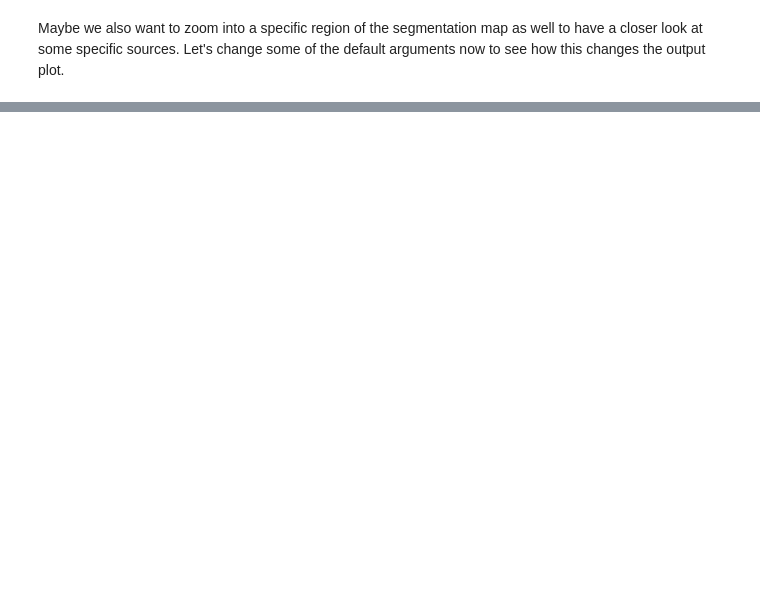
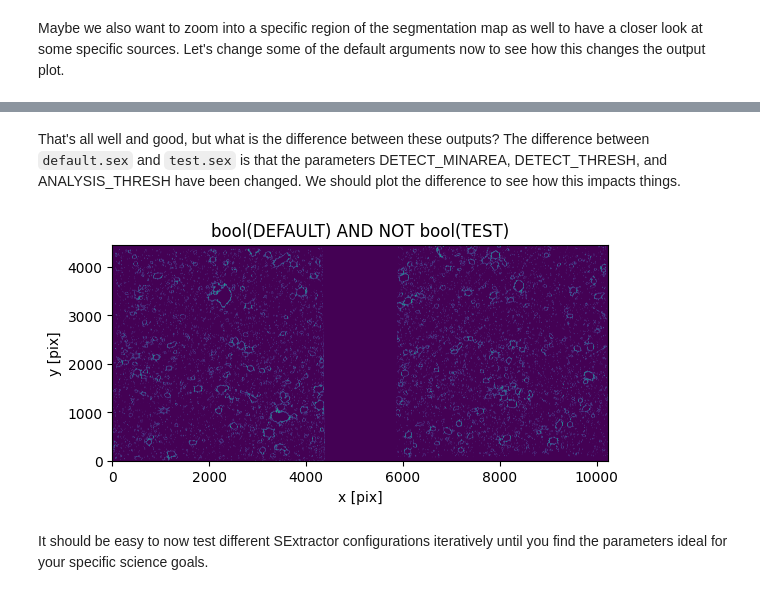
Before and after one commit to duncanaustin98/galfind, a Jupyter notebook: docs/source/data/segmentation.ipynb, the cells around one changed output, grey strips where cells are left out. Cells and saved outputs as stored; diff of their text form; code cells hidden in the pictures; blank space fills up the shorter version.

```diff
--- a/docs/source/data/segmentation.ipynb
+++ b/docs/source/data/segmentation.ipynb
@@ -78,0 +230,10 @@ Maybe we also want to zoom into a specific region of the segmentation map as wel
+# %%
+JOF_data_test = Data.from_survey_version(
+    survey = survey,
+    version = f"{version}_test",
+    instrument_names = instrument_names,
+    version_to_dir_dict = morgan_version_to_dir,
+    aper_diams = aper_diams,
+)
+F444W_JOF_test = JOF_data_test["F444W"]
+F444W_JOF_test.segment("rms_err", config_name="test.sex", params_name="default.param", overwrite=True)
@@ -78,0 +275,17 @@ Maybe we also want to zoom into a specific region of the segmentation map as wel
+# %% [markdown]
+That's all well and good, but what is the difference between these outputs? The difference between `default.sex` and `test.sex` is that the parameters DETECT_MINAREA, DETECT_THRESH, and ANALYSIS_THRESH have been changed. We should plot the difference to see how this impacts things.
+# %%
+# load the segmentation maps
+default_seg = F444W_JOF.load_seg(incl_hdr = False)
+test_seg = F444W_JOF_test.load_seg(incl_hdr = False)
+# plot the difference
+fig, ax = plt.subplots()
+ax.imshow(default_seg.astype(bool) & ~test_seg.astype(bool), origin = "lower")
+ax.set_title("bool(DEFAULT) AND NOT bool(TEST)")
+ax.set_xlabel("x [pix]")
+ax.set_ylabel("y [pix]")
+plt.show()
+# %% [output]
+[figure, added]
+# %% [markdown]
+It should be easy to now test different SExtractor configurations iteratively until you find the parameters ideal for your specific science goals.
```
Also changed, not shown: parts of 17 cells of this notebook, 20 other files.
